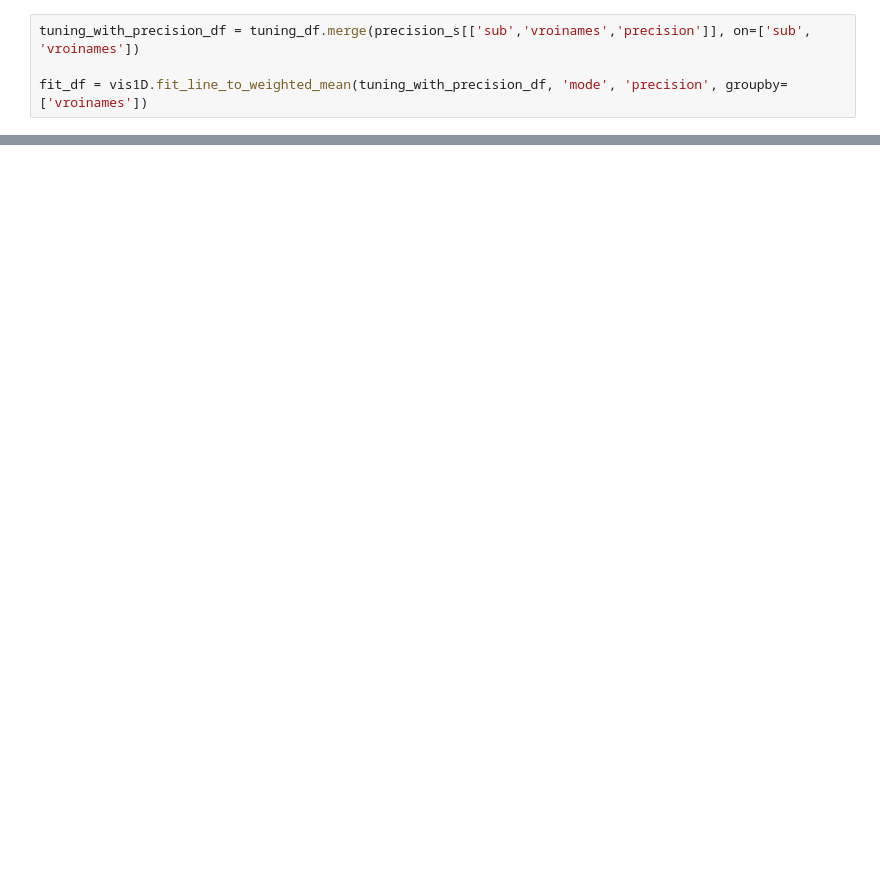
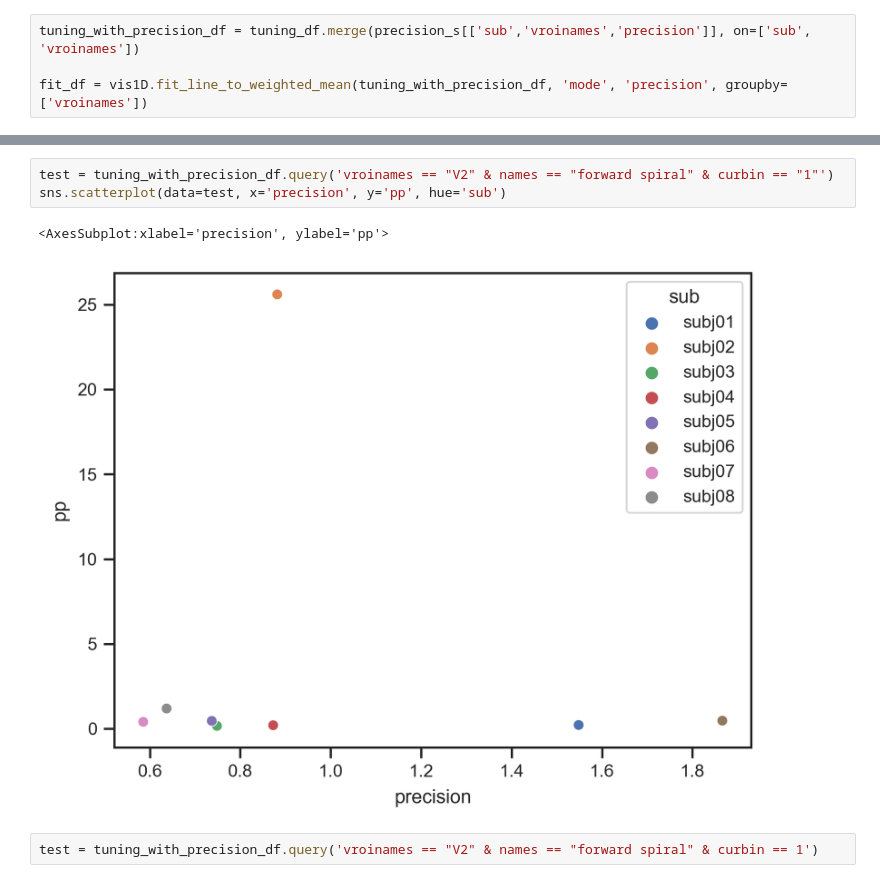
Before and after one commit to JiyeongHa/Spatial-Frequency-Preference_NSDsyn, a Jupyter notebook: notebooks/2-tuning-curves.ipynb, the cells around one changed output, grey strips where cells are left out. Cells and saved outputs as stored; diff of their text form; blank space fills up the shorter version.

```diff
--- a/notebooks/2-tuning-curves.ipynb
+++ b/notebooks/2-tuning-curves.ipynb
@@ -218,0 +232,8 @@ g = vis1D.plot_preferred_period(tuning_with_precision_df,
+# %%
+test = tuning_with_precision_df.query('vroinames == "V2" & names == "forward spiral" & curbin == "1"')
+sns.scatterplot(data=test, x='precision', y='pp', hue='sub')
+# %% [output]
+<AxesSubplot:xlabel='precision', ylabel='pp'>
+[figure, added]
+# %%
+test = tuning_with_precision_df.query('vroinames == "V2" & names == "forward spiral" & curbin == 1')
```
Also changed, not shown: parts of 17 cells of this notebook, 2 other files.
